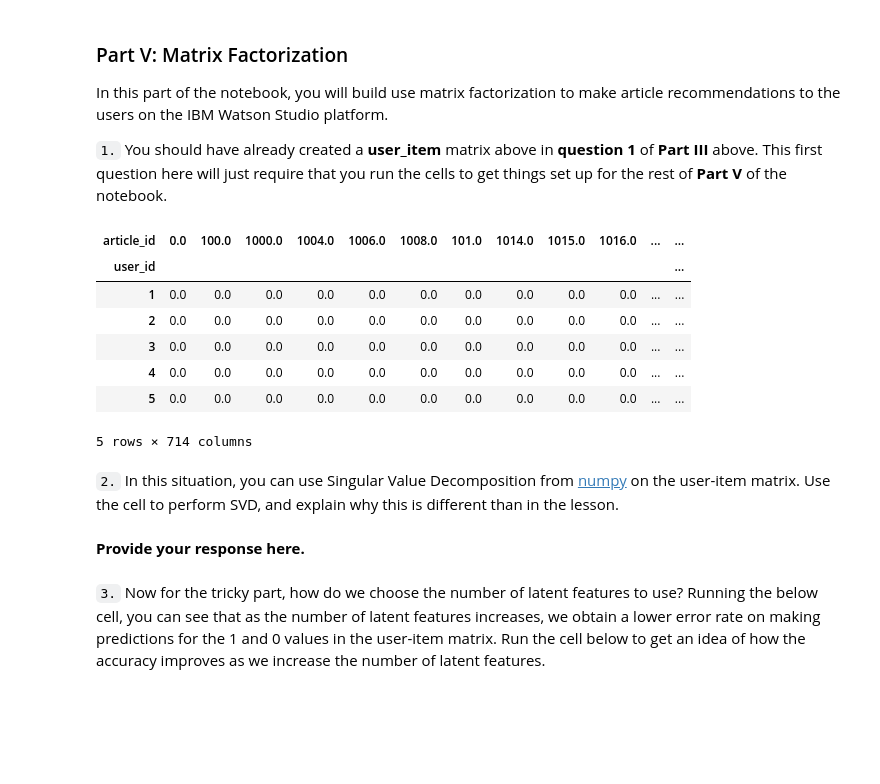
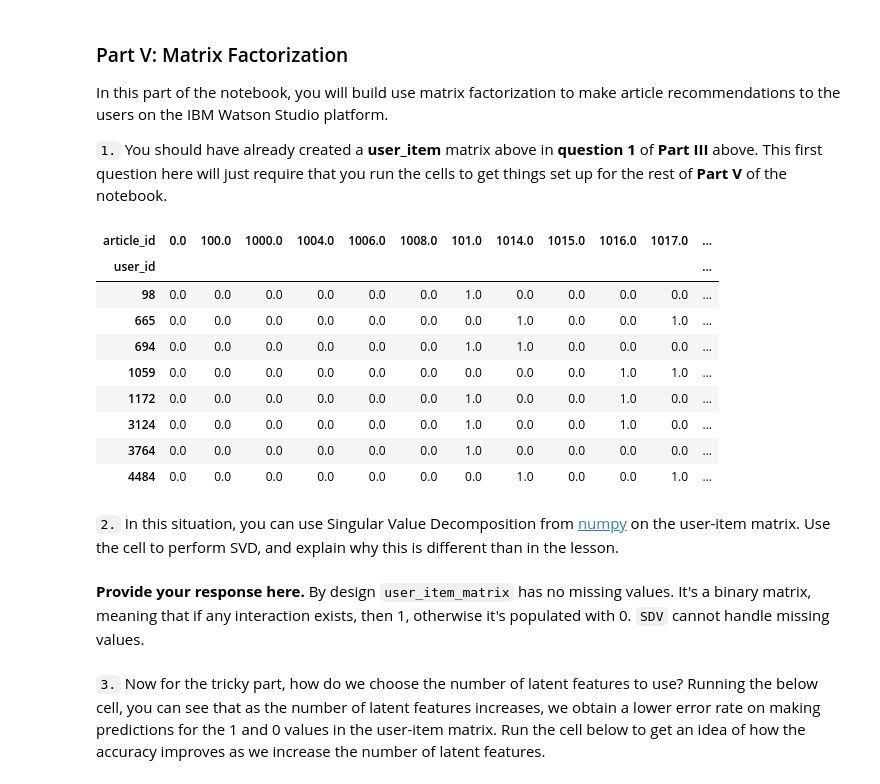
Before and after one commit to heschmat/Recommendations_IBM_Watson_Studio, a Jupyter notebook: Recommendations_with_IBM.ipynb, the cells around one changed output. Cells and saved outputs as stored; diff of their text form; code cells hidden in the pictures; blank space fills up the shorter version.

```diff
--- a/Recommendations_with_IBM.ipynb
+++ b/Recommendations_with_IBM.ipynb
@@ -635,24 +682,26 @@ In this part of the notebook, you will build use matrix factorization to make ar
 # Load the matrix here
 user_item_matrix = pd.read_pickle('user_item_matrix.p')
 # %%
-# quick look at the matrix
-user_item_matrix.head()
+# Have a quick look at some part of the matrix.
+user_item_matrix.iloc[[97,  664,  693, 1058, 1171, 3123, 3763, 4483], :18]
 # %% [output]
-| article_id | 0.0 | 100.0 | 1000.0 | 1004.0 | 1006.0 | 1008.0 | 101.0 | 1014.0 | 1015.0 | 1016.0 | ... | ... |
+| article_id | 0.0 | 100.0 | 1000.0 | 1004.0 | 1006.0 | 1008.0 | 101.0 | 1014.0 | 1015.0 | 1016.0 | 1017.0 | ... |
 | user_id |  |  |  |  |  |  |  |  |  |  |  | ... |
-| 1 | 0.0 | 0.0 | 0.0 | 0.0 | 0.0 | 0.0 | 0.0 | 0.0 | 0.0 | 0.0 | ... | ... |
-| 2 | 0.0 | 0.0 | 0.0 | 0.0 | 0.0 | 0.0 | 0.0 | 0.0 | 0.0 | 0.0 | ... | ... |
-| 3 | 0.0 | 0.0 | 0.0 | 0.0 | 0.0 | 0.0 | 0.0 | 0.0 | 0.0 | 0.0 | ... | ... |
-| 4 | 0.0 | 0.0 | 0.0 | 0.0 | 0.0 | 0.0 | 0.0 | 0.0 | 0.0 | 0.0 | ... | ... |
-| 5 | 0.0 | 0.0 | 0.0 | 0.0 | 0.0 | 0.0 | 0.0 | 0.0 | 0.0 | 0.0 | ... | ... |
+| 98 | 0.0 | 0.0 | 0.0 | 0.0 | 0.0 | 0.0 | 1.0 | 0.0 | 0.0 | 0.0 | 0.0 | ... |
+| 665 | 0.0 | 0.0 | 0.0 | 0.0 | 0.0 | 0.0 | 0.0 | 1.0 | 0.0 | 0.0 | 1.0 | ... |
+| 694 | 0.0 | 0.0 | 0.0 | 0.0 | 0.0 | 0.0 | 1.0 | 1.0 | 0.0 | 0.0 | 0.0 | ... |
+| 1059 | 0.0 | 0.0 | 0.0 | 0.0 | 0.0 | 0.0 | 0.0 | 0.0 | 0.0 | 1.0 | 1.0 | ... |
+| 1172 | 0.0 | 0.0 | 0.0 | 0.0 | 0.0 | 0.0 | 1.0 | 0.0 | 0.0 | 1.0 | 0.0 | ... |
+| 3124 | 0.0 | 0.0 | 0.0 | 0.0 | 0.0 | 0.0 | 1.0 | 0.0 | 0.0 | 1.0 | 0.0 | ... |
+| 3764 | 0.0 | 0.0 | 0.0 | 0.0 | 0.0 | 0.0 | 1.0 | 0.0 | 0.0 | 0.0 | 0.0 | ... |
+| 4484 | 0.0 | 0.0 | 0.0 | 0.0 | 0.0 | 0.0 | 0.0 | 1.0 | 0.0 | 0.0 | 1.0 | ... |
-5 rows × 714 columns
 # %% [markdown]
 `2.` In this situation, you can use Singular Value Decomposition from [numpy](https://docs.scipy.org/doc/numpy-1.14.0/reference/generated/numpy.linalg.svd.html) on the user-item matrix.  Use the cell to perform SVD, and explain why this is different than in the lesson.
 # %%
 # Perform SVD on the User-Item Matrix Here
 u, s, vt = np.linalg.svd(user_item_matrix)
-# %% [markdown]
-**Provide your response here.**
+# %% [markdown]
+**Provide your response here.** By design `user_item_matrix` has no missing values. It's a binary matrix, meaning that if any interaction exists, then 1, otherwise it's populated with 0. `SDV` cannot handle missing values.
 # %% [markdown]
 `3.` Now for the tricky part, how do we choose the number of latent features to use?  Running the below cell, you can see that as the number of latent features increases, we obtain a lower error rate on making predictions for the 1 and 0 values in the user-item matrix.  Run the cell below to get an idea of how the accuracy improves as we increase the number of latent features.
 # %%
```
Also changed, not shown: parts of 20 cells of this notebook, 1 other file.
